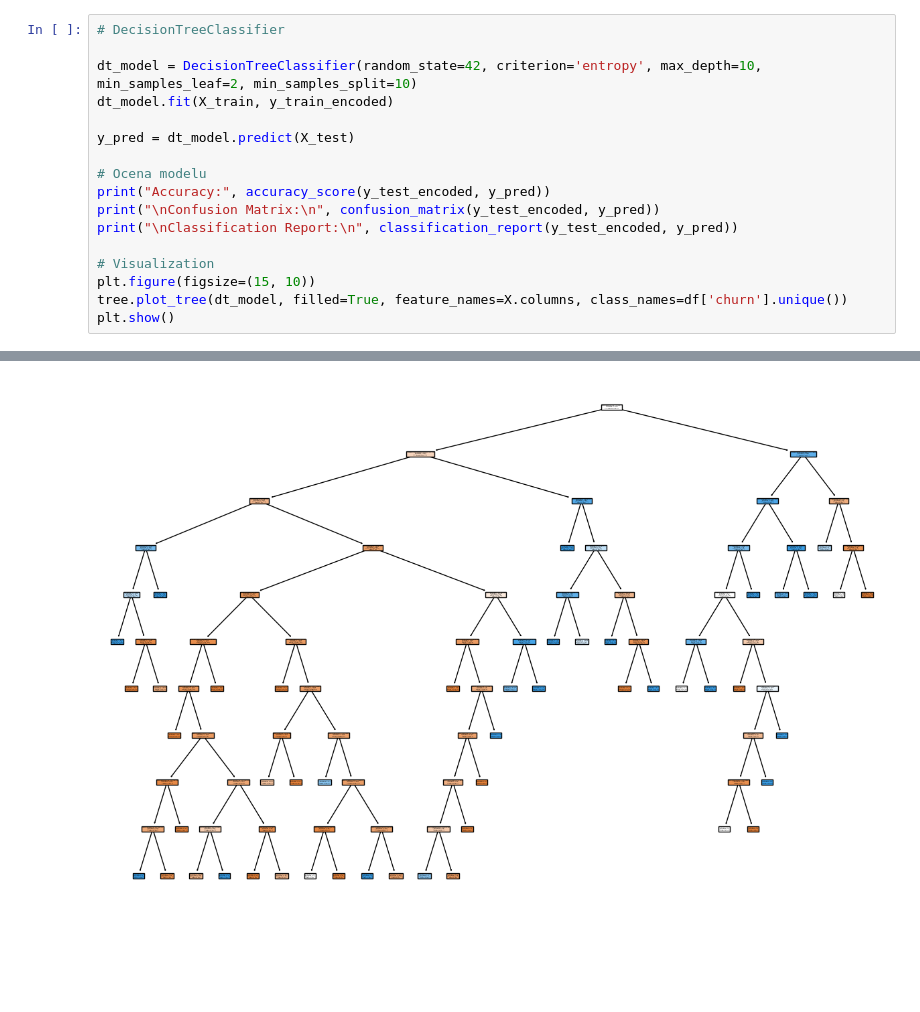
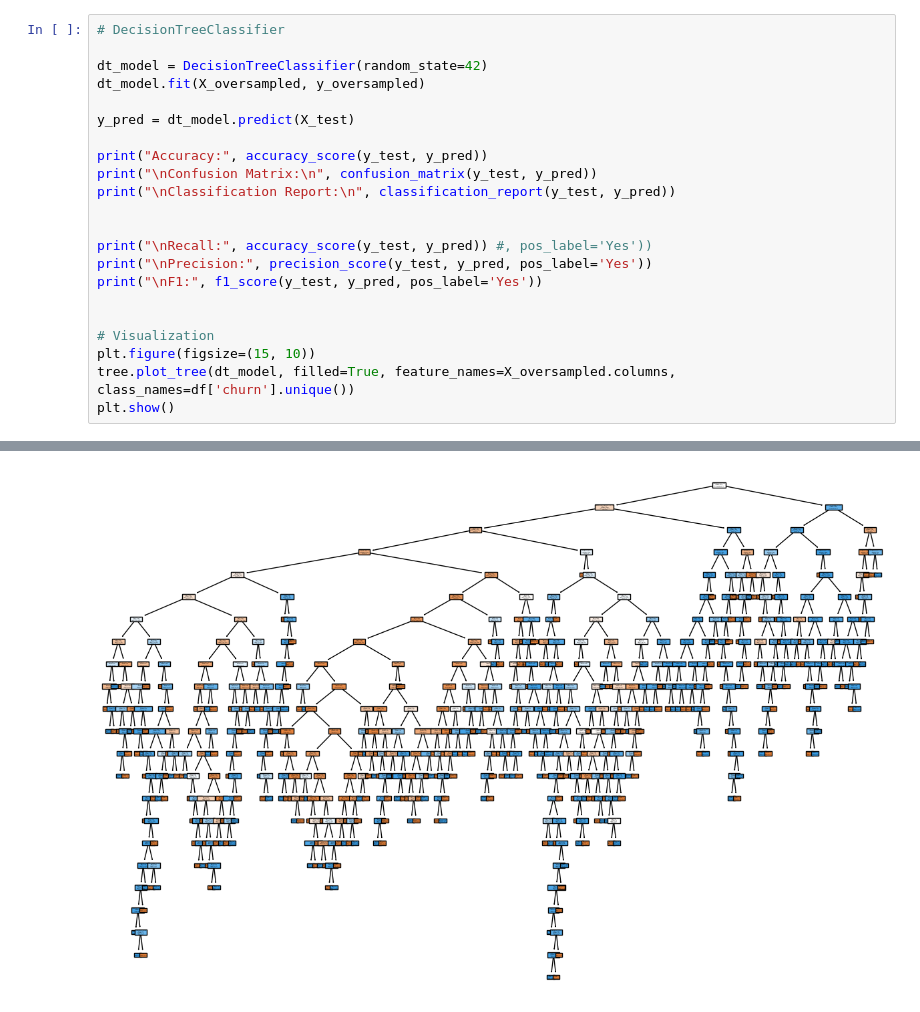
Before and after one commit to TheNoobGoda/ids-project, a Jupyter notebook: src/dc_clean_balanced.ipynb, the cells around one changed output, grey strips where cells are left out. Cells and saved outputs as stored; diff of their text form; blank space fills up the shorter version.

```diff
--- a/src/dc_clean_balanced.ipynb
+++ b/src/dc_clean_balanced.ipynb
@@ -48,18 +65,23 @@ X_balanced
 # %%
 # DecisionTreeClassifier
 
-dt_model = DecisionTreeClassifier(random_state=42, criterion='entropy', max_depth=10, min_samples_leaf=2, min_samples_split=10)
-dt_model.fit(X_train, y_train_encoded)
+dt_model = DecisionTreeClassifier(random_state=42)
+dt_model.fit(X_oversampled, y_oversampled)
 
 y_pred = dt_model.predict(X_test)
 
-# Ocena modelu
-print("Accuracy:", accuracy_score(y_test_encoded, y_pred))
-print("\nConfusion Matrix:\n", confusion_matrix(y_test_encoded, y_pred))
-print("\nClassification Report:\n", classification_report(y_test_encoded, y_pred))
+print("Accuracy:", accuracy_score(y_test, y_pred))
+print("\nConfusion Matrix:\n", confusion_matrix(y_test, y_pred))
+print("\nClassification Report:\n", classification_report(y_test, y_pred))
+
+
+print("\nRecall:", accuracy_score(y_test, y_pred)) #, pos_label='Yes'))
+print("\nPrecision:", precision_score(y_test, y_pred, pos_label='Yes'))
+print("\nF1:", f1_score(y_test, y_pred, pos_label='Yes'))
+
 
 # Visualization
 plt.figure(figsize=(15, 10))
-tree.plot_tree(dt_model, filled=True, feature_names=X.columns, class_names=df['churn'].unique())
+tree.plot_tree(dt_model, filled=True, feature_names=X_oversampled.columns, class_names=df['churn'].unique())
 plt.show()
 # %% [output]
@@ -81,2 +105,2 @@ weighted avg       0.83      0.83      0.83       283
-[figure, old version]
+[figure, new version]
 # %%
```
Also changed, not shown: parts of 5 cells of this notebook, 1 other file.
